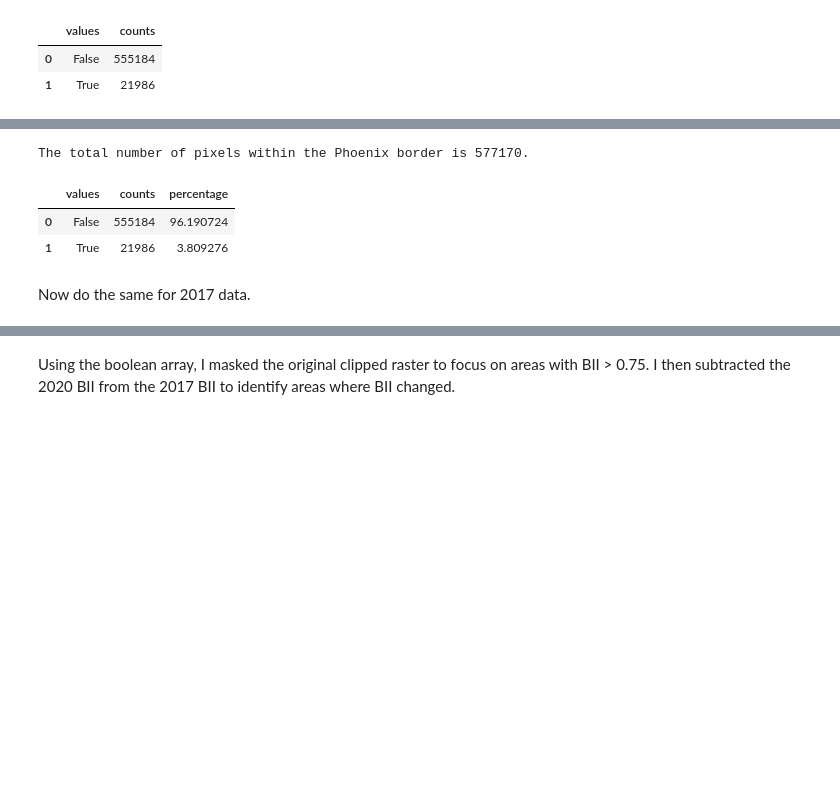
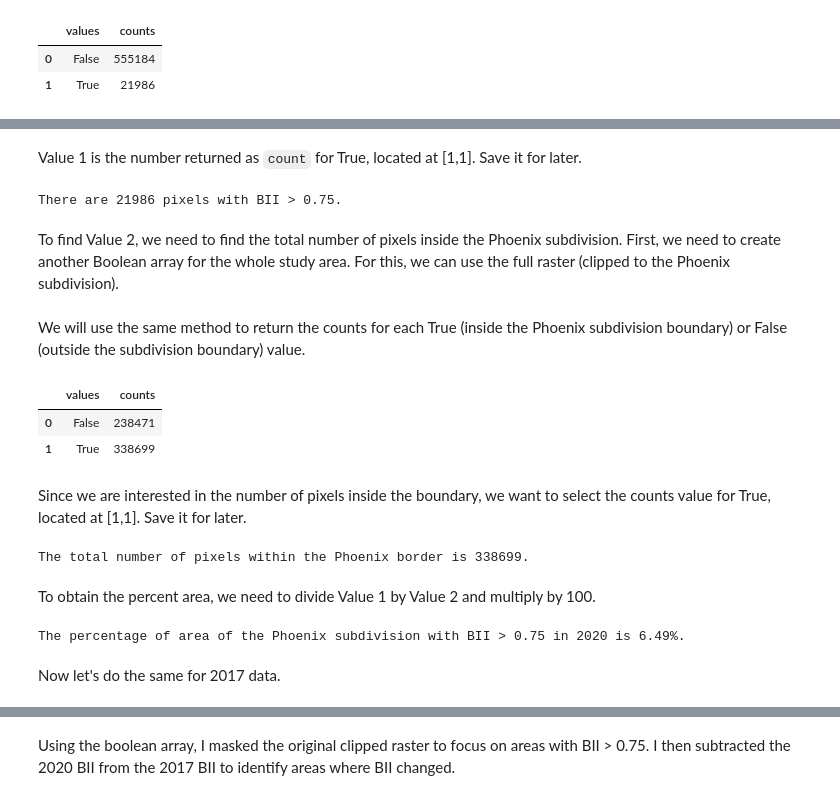
Before and after one commit to ceh58/biodiversity-phoenix, a Jupyter notebook: biodiversity-phonix.ipynb, the cells around one changed output, grey strips where cells are left out. Saved outputs shown, nothing was run; the diff lists cells and outputs as text; code cells hidden in the pictures; blank space fills up the shorter version.

Commit message:
Fix percent area calculations.

```diff
--- a/biodiversity-phonix.ipynb
+++ b/biodiversity-phonix.ipynb
@@ -242,6 +239,0 @@ Then, we will have to update the no-data values for each BII raster.
-# %%
-print('Original 2020 no-data value:', bii_2020.rio.nodata)
-
-# Update 2020 raster's no-data value
-bii_2020 = bii_2020.rio.write_nodata(0)
-print('Updated 2020 no-data value:', bii_2020.rio.nodata)
@@ -294,17 +285,46 @@ To find the percentage, we will need the total number of pixels.
+# %% [markdown]
+Value 1 is the number returned as `count` for True, located at [1,1]. Save it for later.
+# %%
+# Save the number of pixels that have BII > 0.75
+value_1_2020 = pix_counts_2020.iloc[1,1]
+print(f"There are {value_1_2020} pixels with BII > 0.75.")
+# %% [output]
+There are 21986 pixels with BII > 0.75.
+# %% [markdown]
+To find Value 2, we need to find the total number of pixels inside the Phoenix subdivision. First, we need to create another Boolean array for the whole study area. For this, we can use the full raster (clipped to the Phoenix subdivision).
+# %%
+# Find Boolean values for Phoenix subdivision
+phoenix_2020_pixels = bii_2020_clip > 0
+# %% [markdown]
+We will use the same method to return the counts for each True (inside the Phoenix subdivision boundary) or False (outside the subdivision boundary) value.
 # %%
-# Calculate total pixels
-total_pixels = sum(pix_counts_2020['counts'])
-print(f"The total number of pixels within the Phoenix border is {sum(pix_counts_2020['counts'])}.")
+# Count pixels for True/False for the study area
+values, counts = np.unique(phoenix_2020_pixels, return_counts = True)
+
+# Create a dataframe
+d = {'values': values, 'counts': counts}
+phoenix_2020_total_pixels = pd.DataFrame(data=d)
+phoenix_2020_total_pixels.head()
 # %% [output]
-The total number of pixels within the Phoenix border is 577170.
+|  | values | counts |
+| 0 | False | 238471 |
+| 1 | True | 338699 |
+# %% [markdown]
+Since we are interested in the number of pixels inside the boundary, we want to select the counts value for True, located at [1,1]. Save it for later.
+# %%
+# Calculate total pixels inside subdivision
+value_2_2020 = phoenix_2020_total_pixels.iloc[1,1]
+print(f"The total number of pixels within the Phoenix border is {value_2_2020}.")
+# %% [output]
+The total number of pixels within the Phoenix border is 338699.
+# %% [markdown]
+To obtain the percent area, we need to divide Value 1 by Value 2 and multiply by 100.
 # %%
-# Find percentage
-pix_counts_2020['percentage'] = (pix_counts_2020['counts']/total_pixels) *100
-pix_counts_2020.head()
+# Find area percentage
+percentage_area_2020 = (value_1_2020/value_2_2020) *100
+print(f"The percentage of area of the Phoenix subdivision with BII > 0.75 in 2020 is {round(percentage_area_2020, 2)}%.")
 # %% [output]
-|  | values | counts | percentage |
-| 0 | False | 555184 | 96.190724 |
-| 1 | True | 21986 | 3.809276 |
+The percentage of area of the Phoenix subdivision with BII > 0.75 in 2020 is 6.49%.
 # %% [markdown]
-Now do the same for 2017 data.
+Now let's do the same for 2017 data.
 # %%
```
Also changed, not shown: parts of 19 cells of this notebook.
